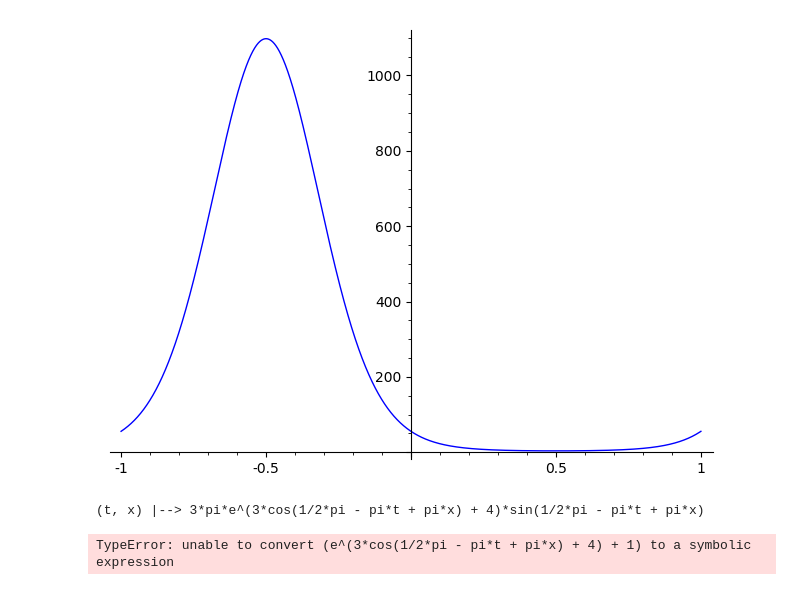
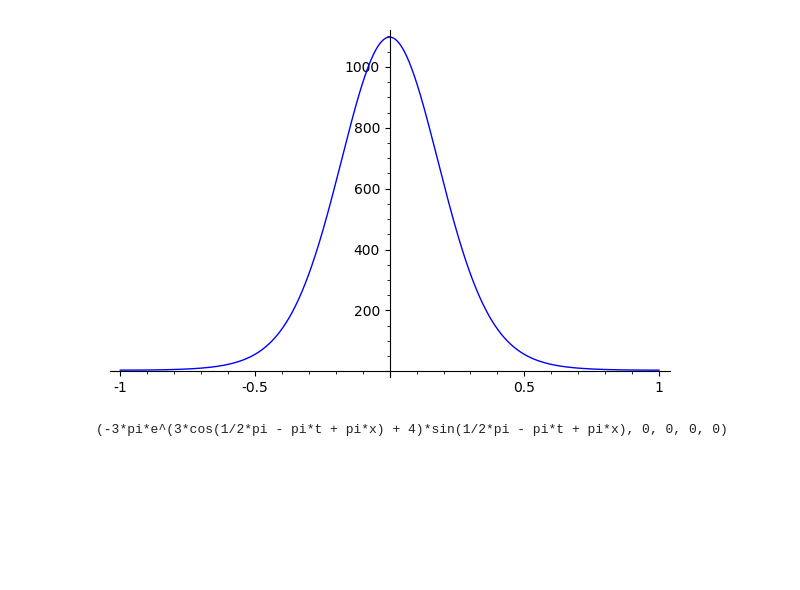
Before and after one commit to caleblogemann/Research, a Jupyter notebook: Notes/ManufacturedSolutionGeneralizedShallowWater.ipynb, the cells around one changed output. Drawn from its saved outputs; the diff is of its cells as text; code cells hidden in the pictures; blank space fills up the shorter version.

```diff
--- a/Notes/ManufacturedSolutionGeneralizedShallowWater.ipynb
+++ b/Notes/ManufacturedSolutionGeneralizedShallowWater.ipynb
@@ -27,12 +1,34 @@ SyntaxError: invalid syntax (<ipython-input-18-6d3ab42c5bd4>, line 14)
+# %%
+x = var('x')
+t = var('t')
+
+g = 1
+x_0 = 0;
+nu = 0;
+lambda_ = 1;
+
+num_eqns = 2;
+
+h = 1 + exp(3 * cos(pi*(x - t - x_0)) + 4)
+u = 0.25
+s = -0.25
+k = 0
+m = 0
+# primitive solution vector
+q_p = vector([h, u, s, k, m])
+# conserved solution vector
+q_c = vector([h, h*u, h*s, h*k, h*m])
+f_q = vector([h*u,
+              h*u^2 + 1/2*g*h^2 + 1/3*h*s^2 + 1/5*h*k^2 + 1/7*h*m^2,
+             2*h*u*s + 4/5*h*s*k + 18/35*h*k*m,
+             2*h*u*k + 2/3*h*s^2 + 2/7*h*k^2 + 4/21*h*m^2 + 6/7*h*s*m,
+             2*h*u*m + 6/5*h*s*k + 8/15*h*k*m])
+f_q_x = diff(f_q,x)
 # %%
-plot(lambda x: exact_height(0.0, x), -1, 1)
+plot(h(t=0.0), -1, 1)
 # %% [output]
-[figure, old version]
+[figure, new version]
-# %%
-exact_height.derivative(t)
-# %% [output]
-(t, x) |--> 3*pi*e^(3*cos(1/2*pi - pi*t + pi*x) + 4)*sin(1/2*pi - pi*t + pi*x)
-# %%
-test(t, x) = vector([exact_height(t, x)])
-# %% [output]
-TypeError: unable to convert (e^(3*cos(1/2*pi - pi*t + pi*x) + 4) + 1) to a symbolic expression
+# %%
+diff(exact_solution_primitive,x)
+# %% [output]
+(-3*pi*e^(3*cos(1/2*pi - pi*t + pi*x) + 4)*sin(1/2*pi - pi*t + pi*x), 0, 0, 0, 0)
```
Also changed, not shown: parts of 2 cells of this notebook.
